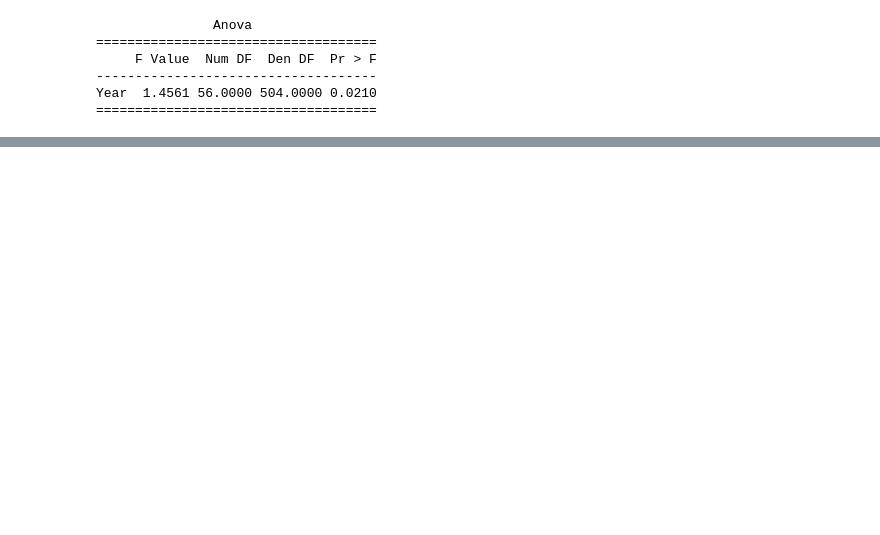
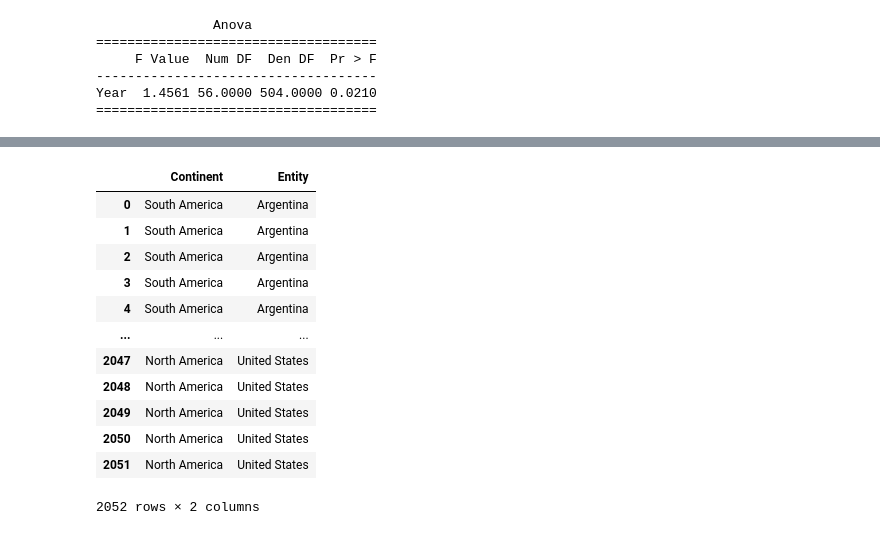
Before and after one commit to DANS03/Programacion-apra-el-analisis-de-datos, a Jupyter notebook: MaterialDeClase/Proyecto/AnalisisBivariado.ipynb, the cells around one changed output, grey strips where cells are left out. Drawn from its saved outputs; the diff is of its cells as text; code cells hidden in the pictures; blank space fills up the shorter version.

```diff
--- a/MaterialDeClase/Proyecto/AnalisisBivariado.ipynb
+++ b/MaterialDeClase/Proyecto/AnalisisBivariado.ipynb
@@ -242,0 +251,3 @@ Conclusión:Hay diferencias significativas en el uso de energía nuclear entre p
+# %%
+dfContinents = pd.read_csv('./continents-according-to-our-world-in-data.csv',encoding='utf-8')
+dfContinents.info()
@@ -242,0 +266,3 @@ Conclusión:Hay diferencias significativas en el uso de energía nuclear entre p
+# %%
+dict_countries = dfContinents[['Entity','Continent']].set_index('Entity')
+dict_countries
@@ -242,0 +284,3 @@ Conclusión:Hay diferencias significativas en el uso de energía nuclear entre p
+# %%
+dict_countries = dict_countries['Continent'].to_dict()
+dict_countries
@@ -242,0 +305,17 @@ Conclusión:Hay diferencias significativas en el uso de energía nuclear entre p
+# %%
+df['Continent'] = df['Entity'].map(dict_countries,na_action='ignore')
+df[['Continent','Entity']]
+# %% [output]
+|  | Continent | Entity |
+| 0 | South America | Argentina |
+| 1 | South America | Argentina |
+| 2 | South America | Argentina |
+| 3 | South America | Argentina |
+| 4 | South America | Argentina |
+| ... | ... | ... |
+| 2047 | North America | United States |
+| 2048 | North America | United States |
+| 2049 | North America | United States |
+| 2050 | North America | United States |
+| 2051 | North America | United States |
+2052 rows × 2 columns
```
Also changed, not shown: parts of 16 cells of this notebook, 15 other files.
